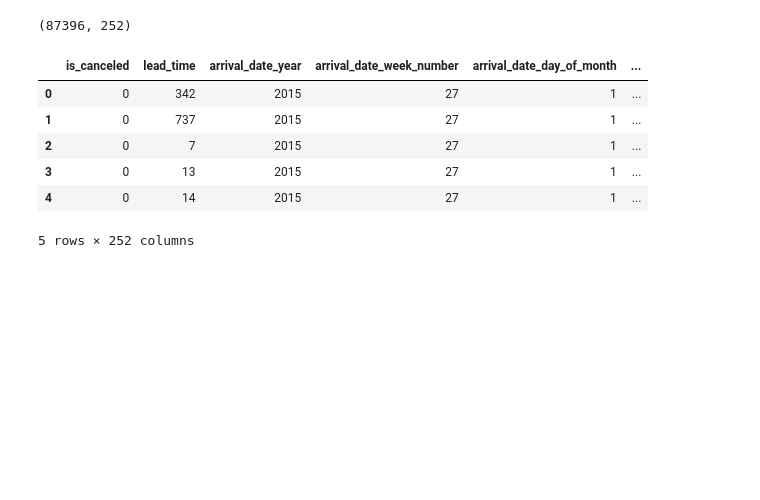
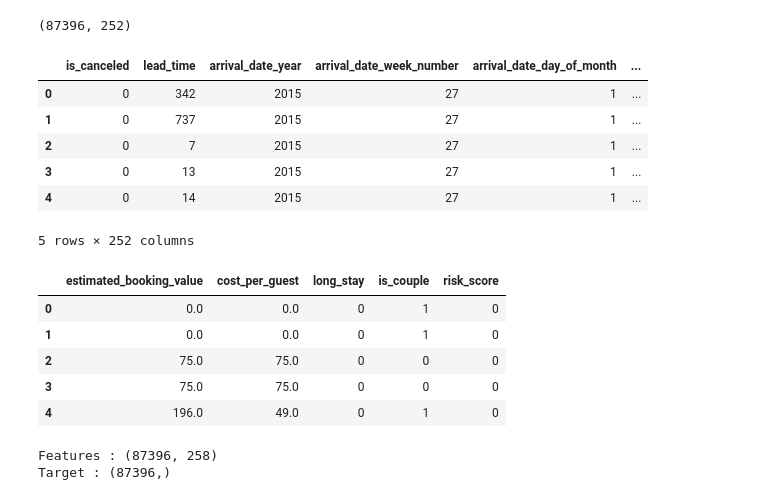
Before and after one commit to venkatjyoshitpotnuru/Hotel-Booking-Cancellation-Using-Ensemble-Learning, a Jupyter notebook: notebooks/Hotel_Booking_Ensemble_Study.ipynb.ipynb, the cells around one changed output. Saved outputs shown, nothing was run; the diff lists cells and outputs as text; code cells hidden in the pictures; blank space fills up the shorter version.

```diff
--- a/notebooks/Hotel_Booking_Ensemble_Study.ipynb.ipynb
+++ b/notebooks/Hotel_Booking_Ensemble_Study.ipynb.ipynb
@@ -389,0 +423,15 @@ hotel_df.head()
+# %%
+hotel_df["cost_per_guest"] = (
+    hotel_df["adr"] /
+    hotel_df["total_guests"].replace(0,1)
+)
+# %%
+hotel_df["long_stay"] = (
+    hotel_df["total_nights"] >= 7
+).astype(int)
+# %%
+hotel_df["is_couple"] = (
+    (hotel_df["adults"] == 2) &
+    (hotel_df["children"] == 0) &
+    (hotel_df["babies"] == 0)
+).astype(int)
@@ -389,0 +443,29 @@ hotel_df.head()
+# %%
+new_features = [
+    "estimated_booking_value",
+    "cost_per_guest",
+    "long_stay",
+    "is_couple",
+    "risk_score"
+]
+
+hotel_df[new_features].head()
+# %% [output]
+|  | estimated_booking_value | cost_per_guest | long_stay | is_couple | risk_score |
+| 0 | 0.0 | 0.0 | 0 | 1 | 0 |
+| 1 | 0.0 | 0.0 | 0 | 1 | 0 |
+| 2 | 75.0 | 75.0 | 0 | 0 | 0 |
+| 3 | 75.0 | 75.0 | 0 | 0 | 0 |
+| 4 | 196.0 | 49.0 | 0 | 1 | 0 |
+# %%
+# Features
+X = hotel_df.drop("is_canceled", axis=1)
+
+# Target
+y = hotel_df["is_canceled"]
+
+print("Features :", X.shape)
+print("Target :", y.shape)
+# %% [output]
+Features : (87396, 258)
+Target : (87396,)
```
Also changed, not shown: parts of 10 cells of this notebook.
